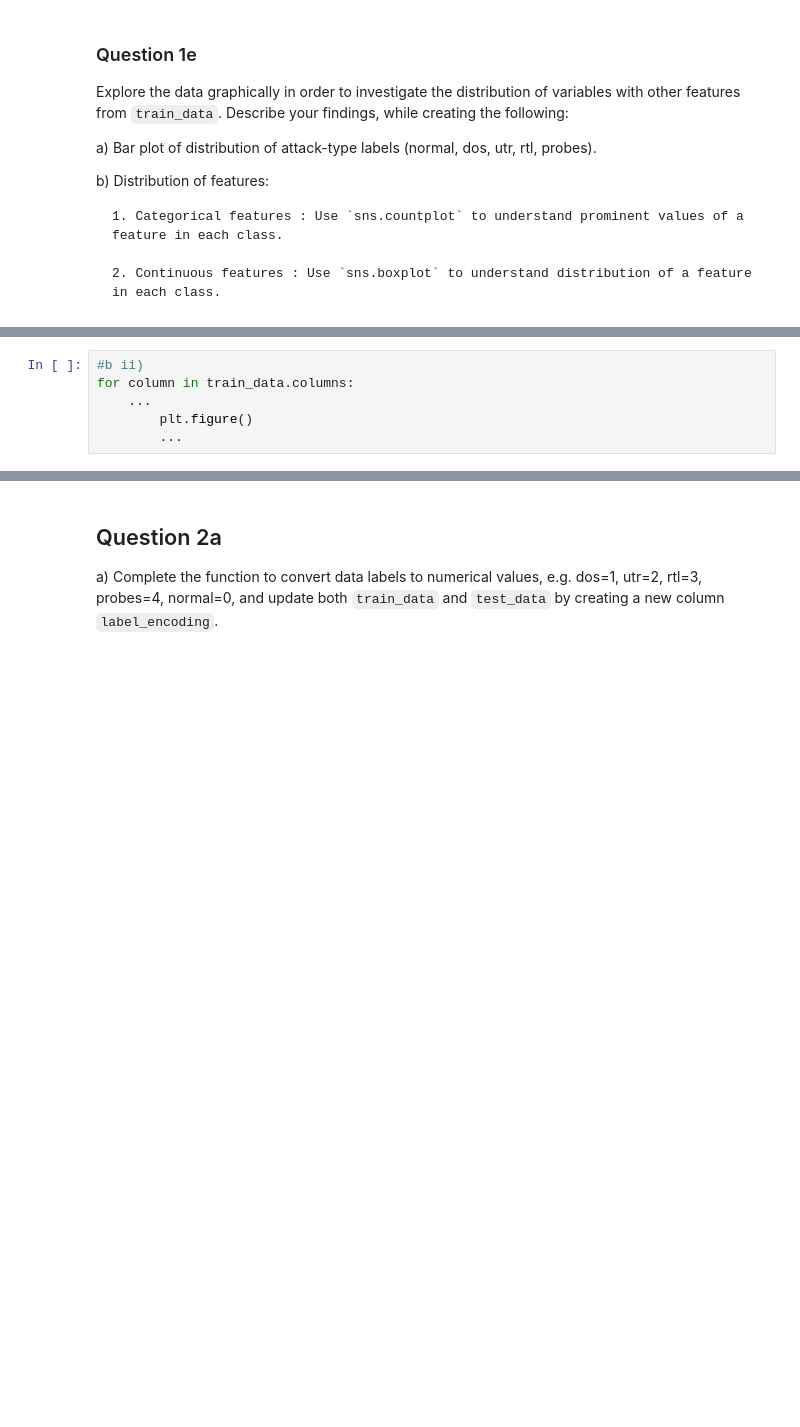
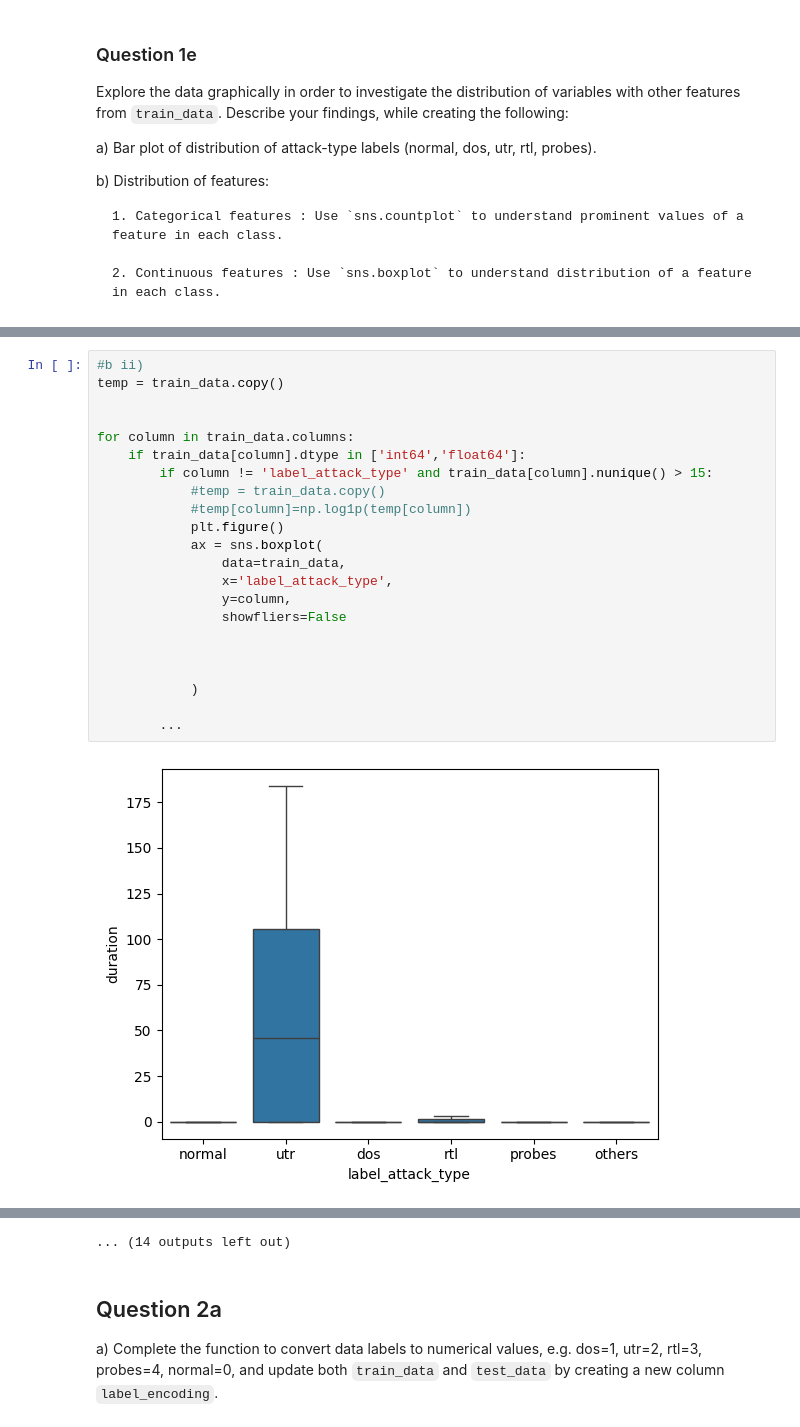
Before and after one commit to Cliffhanger9/Machine_learning-Assignments, a Jupyter notebook: Assignments/Assignment_2.ipynb, the cells around one changed output, grey strips where cells are left out. Drawn from its saved outputs; the diff is of its cells as text; blank space fills up the shorter version.

```diff
--- a/Assignments/Assignment_2.ipynb
+++ b/Assignments/Assignment_2.ipynb
@@ -242,6 +278,24 @@ for col in categorical_cols:
-# %%
-#b ii)
-for column in train_data.columns:
-    ...
-        plt.figure()
-        ...
+# %%
+#b ii)
+temp = train_data.copy()
+
+
+for column in train_data.columns:
+    if train_data[column].dtype in ['int64','float64']:
+        if column != 'label_attack_type' and train_data[column].nunique() > 15:
+            #temp = train_data.copy()
+            #temp[column]=np.log1p(temp[column])
+            plt.figure()
+            ax = sns.boxplot(
+                data=train_data,
+                x='label_attack_type',
+                y=column,
+                showfliers=False
+
+
+
+            )
+
+        ...
+# %% [output]
+[figure, added]
@@ -248,3 +313,4 @@ for column in train_data.columns:
+... (14 outputs left out)
 # %% [markdown]
 <!-- END QUESTION -->
 
```
Also changed, not shown: parts of 53 cells of this notebook.
